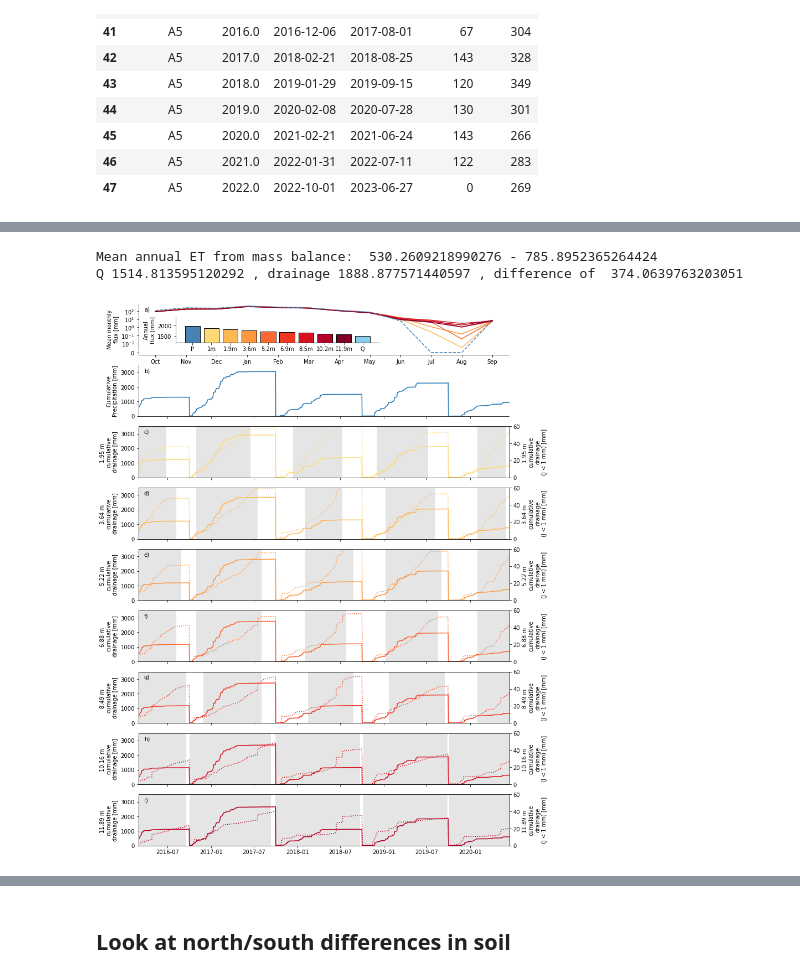
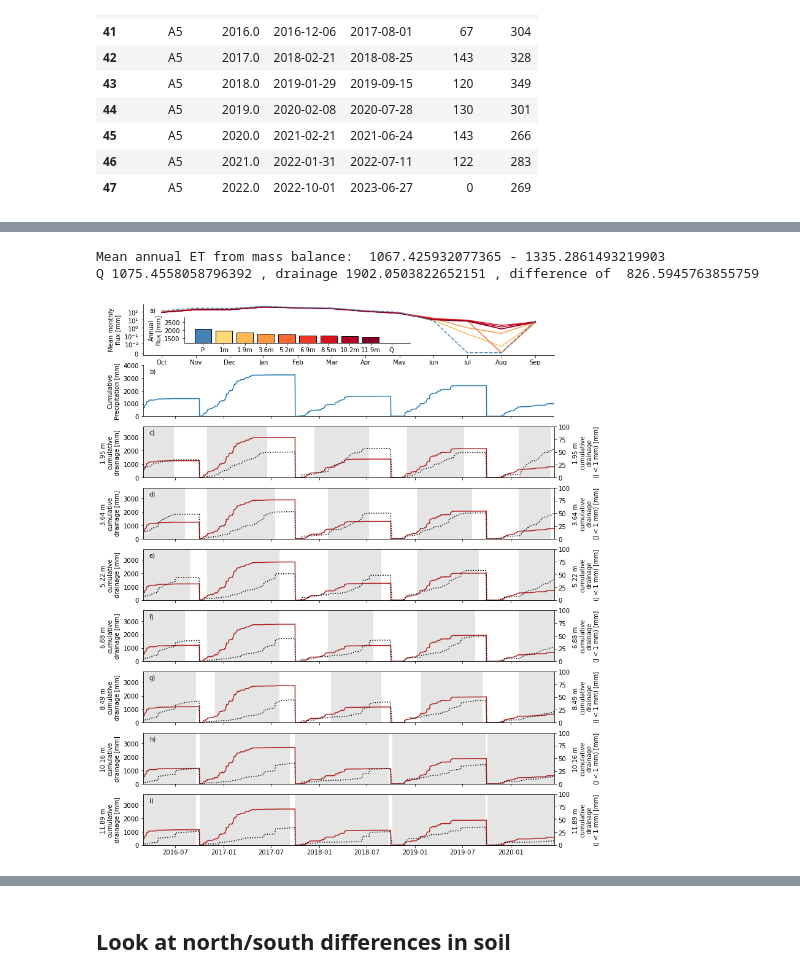
Before and after one commit to lapidesd/ET_layers, a Jupyter notebook: Code/separate_fluxes-final.ipynb, the cells around one changed output, grey strips where cells are left out. Saved outputs shown, nothing was run; the diff lists cells and outputs as text; code cells hidden in the pictures.

```diff
--- a/Code/separate_fluxes-final.ipynb
+++ b/Code/separate_fluxes-final.ipynb
@@ -154,4 +153,6 @@ Index(['RivLevel31_Soil_Moisture_L3S1_0.33',
       dtype='object')
+# %%
+soilStore = 70
 # %%
 # lists of ports and associated depths
 
@@ -968,7 +1033,8 @@ rzchangedf
 # run mass balance technique for all possible maximum depths
 
 all_outputs = []
-rdstore = 400
+rdstore = 425
+portuse = 7
 
 for num_ports in range(2,8):
     print('Number of ports:',num_ports)
@@ -977,7 +1043,7 @@ for num_ports in range(2,8):
     Storages = setup_storage(popt,tdtData,tdr_norm,rdstore,num_ports,'exp')
     DeltaStorage = calc_deltastorage(Storages,rainData)
     DeltaStorage = calc_massbalance(DeltaStorage)
-    if num_ports==7:
+    if num_ports==portuse:
         make_plots(DeltaStorage)
 
     DS_sub = DeltaStorage.loc['2016-10-01':'2019-10-01']
@@ -1012,3 +1077,5 @@ To meet mass balance, increased overall P by  7 %
+# %%
+DeltaStorage = all_outputs[portuse-2]
 # %%
 # make a cumulative rainfall column for each water year
 
@@ -1021,32 +1088,35 @@ DeltaStorage['Jcum'] = Jcum
 # %%
 ###############
 # mass balance calcs
+import dataretrieval.nwis as nwis
 
-streamflow = pd.read_csv('../Data/Elder_streamflow.txt',sep='\t').iloc[1:]
-streamflow['Q_m3/s'] = streamflow['16502_00060'].astype('float')*12**3*2.54**3/100**3
+streamflow = nwis.get_record(sites='11475560', service='iv',
+                             start='2015-10-01', end='2022-10-01',parameterCd='00060').reset_index()#pd.read_csv('../Data/Elder_streamflow.txt',sep='\t').iloc[1:]
 streamflow['datetime'] = pd.to_datetime(streamflow.datetime)
 streamflow.set_index('datetime',inplace=True)
-streamflow['Q_mm/d'] = streamflow['Q_m3/s']*60*60*24/(16.853*1000**2)*1000
+streamflow = streamflow.resample('D').mean()
+streamflow['Q_m3/s'] = streamflow['00060'].astype('float')*12**3*2.54**3/100**3
+streamflow['Q_mm/d'] = streamflow['Q_m3/s']*60*60*24/(1.683e+7)*1000
 Q_mm_yr = streamflow['Q_mm/d'].mean()*365
-d_mm_yr = DeltaStorage.loc['2016-10-01':'2019-10-01'].mean().d7*365
+d_mm_yr = DeltaStorage.loc['2016-10-01':'2019-10-01'].mean()['d'+str(portuse)]*365
 J_mm_yr = (rainData.loc['2016-10-10':'2019-10-01']['J [mm/h]'].mean()*365*24)
 print('Mean annual ET from mass balance: ',(J_mm_yr*.8-Q_mm_yr),'-',(J_mm_yr*.9-Q_mm_yr))
 print('Q',Q_mm_yr,', drainage',d_mm_yr,', difference of ',d_mm_yr-Q_mm_yr)
 # %% [output]
-Mean annual ET from mass balance:  530.2609218990276 - 785.8952365264424
-Q 1514.813595120292 , drainage 1888.877571440597 , difference of  374.0639763203051
+Mean annual ET from mass balance:  1067.425932077365 - 1335.2861493219903
+Q 1075.4558058796392 , drainage 1902.0503822652151 , difference of  826.5945763855759
 # %%
 # plot drainage results with sample dates
-colors = pl.cm.YlOrRd(np.linspace(0.25,1,num_ports+1))
-
+colors = pl.cm.YlOrRd(np.linspace(0.25,1,portuse+1))
+matplotlib.rcParams.update({'font.size': 10})
 import datetime
-fig,axs = plt.subplots(9,figsize = (12,20),)
+fig,axs = plt.subplots(2+portuse,figsize = (12,2*(2+portuse)),)
 DeltaStorage['month'] = DeltaStorage.index.month
 
 ax = axs[0]
 DSmonth = DeltaStorage.groupby('month').mean()*30
 DSmonth = pd.concat([DSmonth.loc[10:],DSmonth.loc[:9]])
-for i in range(1,num_ports+1):
+for i in range(1,portuse+1):
     ax.plot(DSmonth.index.astype('str'),DSmonth['d'+str(i)],
            c = colors[i],)
 ax.plot(DSmonth.index.astype('str'),
@@ -1057,7 +1127,7 @@ ax.set_xticklabels(['Oct','Nov','Dec','Jan','Feb','Mar','Apr',
 ax.set_yscale('symlog',linthresh=.01)
 
 axins = ax.inset_axes([.1,.24,.55,.5])#[.5,.65,.6,.5])
-DSannual = DSmonth[['Jadjust']+['d'+str(i) for i in range(num_ports+1)]].mean()/30*365
+DSannual = DSmonth[['Jadjust']+['d'+str(i) for i in range(portuse+1)]].mean()/30*365
 for i in range(len(DSannual)):
     axins.bar([i],
           [DSannual.values[i]],
@@ -1065,10 +1135,10 @@ for i in range(len(DSannual)):
              edgecolor = 'k')
 axins.bar([i+1],[Q_mm_yr],facecolor = 'skyblue',edgecolor = 'k')
 axins.set_xticks(list(range(len(DSannual)+1)))
-axins.set_xticklabels(['P']+[str(round(([1]+port_depths)[i],1))+'m' for i in range(num_ports+1)]+['Q'])
+axins.set_xticklabels(['P']+[str(round(([1]+port_depths)[i],1))+'m' for i in range(portuse+1)]+['Q'])
 axins.set_ylabel('Annual\nflux [mm]')
 axins.spines[['top','right']].set_visible(False)
-axins.set_ylim(1200,2400)
+axins.set_ylim(1200,2800)
 
 ax = axs[1]
 DeltaStorage.Jcum.plot(ax=ax)
@@ -1076,9 +1146,9 @@ ax.set_xlim(pd.to_datetime(DeltaStorage.index.values[0])+datetime.timedelta(60),
                 DeltaStorage.index.values[-1])
 ax.set_xticklabels([])
 ax.set_ylabel('Cumulative\nPrecipitation [mm]')
-ax.set_ylim(0,3500)
+ax.set_ylim(0,4000)
 
-for i in range(7):
+for i in range(portuse):
     ax = axs[i+2]
     dscum = []
     dmincum = []
@@ -1090,40 +1160,41 @@ for i in range(7):
     dscum = pd.concat(dscum)
     dmincum = pd.concat(dmincum)
     ax.plot(dscum,
-                c=colors[i])
+                c='firebrick',)#colors[i])
     axtwin = ax.twinx()
     axtwin.plot(dmincum,
-            c=colors[i],ls=':')
+            c='k',#colors[i],
+                ls=':')
     ax.set_ylabel(str(port_depths[i])+' m \ncumulative\ndrainage [mm]')
     axtwin.set_ylabel(str(port_depths[i])+' m \ncumulative\ndrainage\n(J < 1 mm) [mm]')
     if i<6:
         ax.set_xticklabels([])
     ax.set_xlim(pd.to_datetime(DeltaStorage.index.values[0])+datetime.timedelta(60),
                 DeltaStorage.index.values[-1])
-    ax.set_ylim(0,3500)
-    axtwin.set_ylim(0,60)
+    ax.set_ylim(0,3800)
+    axtwin.set_ylim(0,100)
 
 
     dat = first_last_dates_water_year[first_last_dates_water_year['Location']=='A'+str(i+1)]
     for _, row in dat.iterrows():
         ax.axvspan(row['Last Date'], row['First Date']-datetime.timedelta(7),
                    alpha=.1,facecolor='k')
 
 labels = ['a)','b)','c)','d)','e)','f)','g)','h)','i)',
          'j)','k)','l)','m)','n)','o)','p)','q)','r)',
           's)','t)','u)','v)']
 for i,ax in enumerate(axs.flatten()):
     for side in ['top','right']:
         ax.spines[side].set_visible(False)
 
     # label physical distance in and down:
     trans = mtransforms.ScaledTranslation(10/72, -5/72, fig.dpi_scale_trans)
     ax.text(0, 1., labels[i], transform=ax.transAxes + trans,
              verticalalignment='top', )
 
 plt.savefig('drainage_align_samples.png',format='png',dpi=300,bbox_inches='tight')
 # %% [output]
-[figure, old version]
+[figure, new version]
 # %%
 # label three seasons, approximately winter, spring, and summer
 # but names just used for labeling purposes
```
Also changed, not shown: parts of 28 cells of this notebook.
